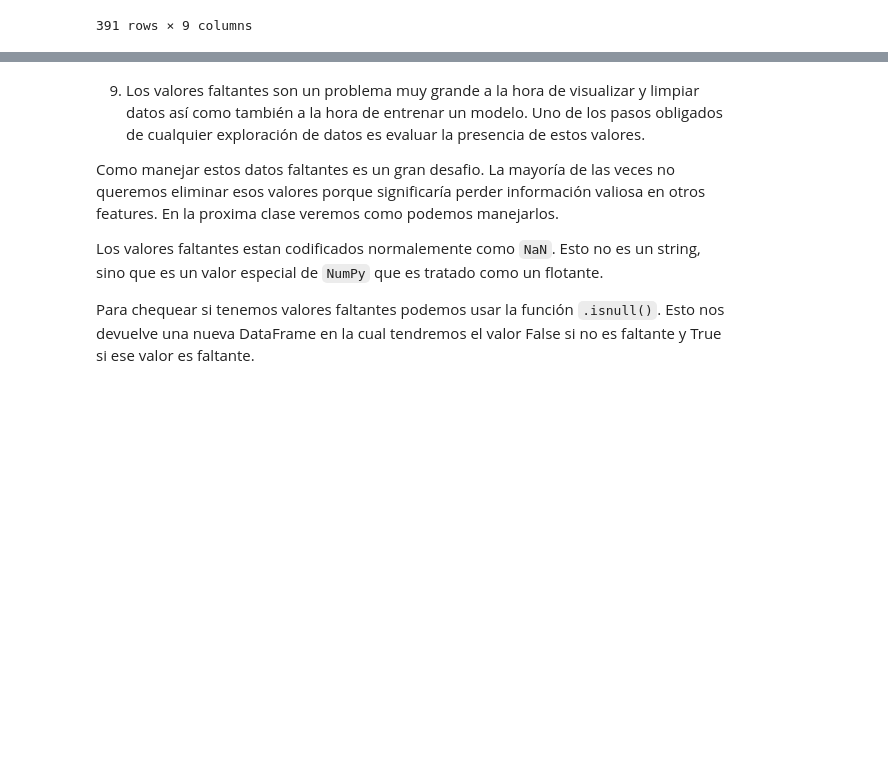
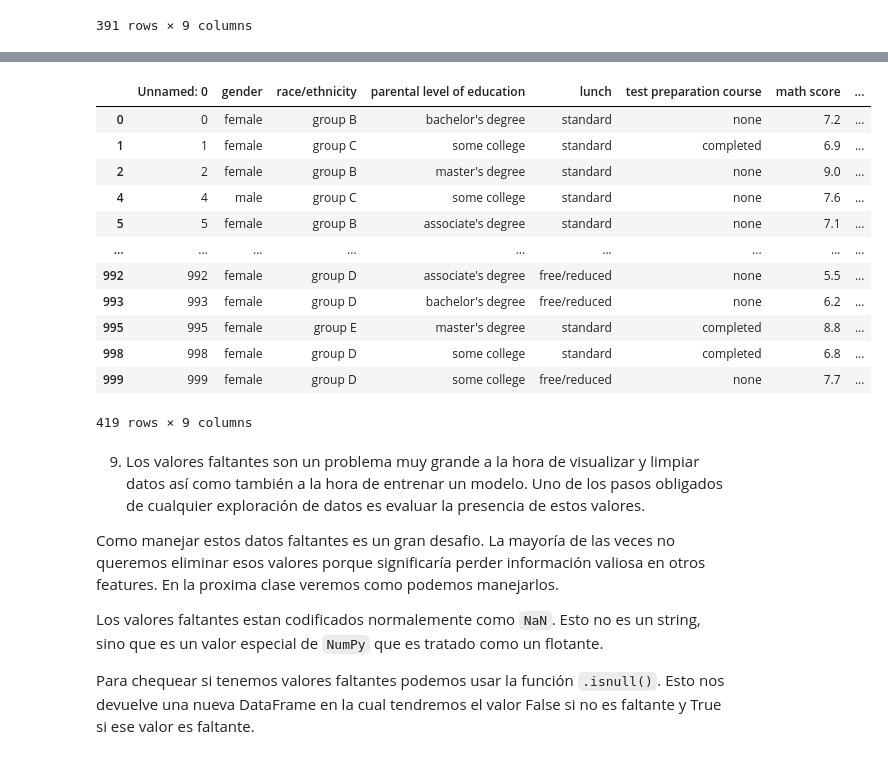
Before and after one commit to leoDRX66/Curso_YPF_Data_Science, a Jupyter notebook: Notebook 6-actualizado.ipynb, the cells around one changed output, grey strips where cells are left out. Drawn from its saved outputs; the diff is of its cells as text; code cells hidden in the pictures; blank space fills up the shorter version.

```diff
--- a/Notebook 6-actualizado.ipynb
+++ b/Notebook 6-actualizado.ipynb
@@ -466,5 +530,22 @@ df[df['reading score'] < 60]
 # %%
 #Selecciona aquellos estudiantes que posean reading and writing score mayor a 70
+df[(df['reading score']>70) & (df['writing score']>70)]
+
+# La condicion & o and permite que se cumplan ambas condiciones.
+# %% [output]
+|  | Unnamed: 0 | gender | race/ethnicity | parental level of education | lunch | test preparation course | math score | ... |
+| 0 | 0 | female | group B | bachelor's degree | standard | none | 7.2 | ... |
+| 1 | 1 | female | group C | some college | standard | completed | 6.9 | ... |
+| 2 | 2 | female | group B | master's degree | standard | none | 9.0 | ... |
+| 4 | 4 | male | group C | some college | standard | none | 7.6 | ... |
+| 5 | 5 | female | group B | associate's degree | standard | none | 7.1 | ... |
+| ... | ... | ... | ... | ... | ... | ... | ... | ... |
+| 992 | 992 | female | group D | associate's degree | free/reduced | none | 5.5 | ... |
+| 993 | 993 | female | group D | bachelor's degree | free/reduced | none | 6.2 | ... |
+| 995 | 995 | female | group E | master's degree | standard | completed | 8.8 | ... |
+| 998 | 998 | female | group D | some college | standard | completed | 6.8 | ... |
+| 999 | 999 | female | group D | some college | free/reduced | none | 7.7 | ... |
+419 rows × 9 columns
 # %% [markdown]
 9) Los valores faltantes son un problema muy grande a la hora de visualizar y limpiar datos así como también a la hora de entrenar un modelo. Uno de los pasos obligados de cualquier exploración de datos es evaluar la presencia de estos valores.
 
```
Also changed, not shown: parts of 24 cells of this notebook.
